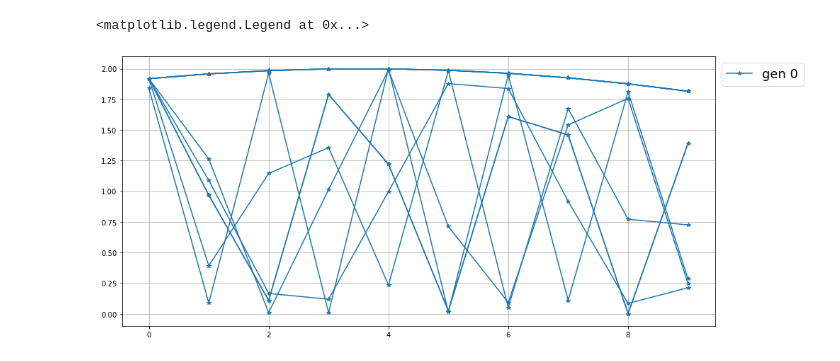
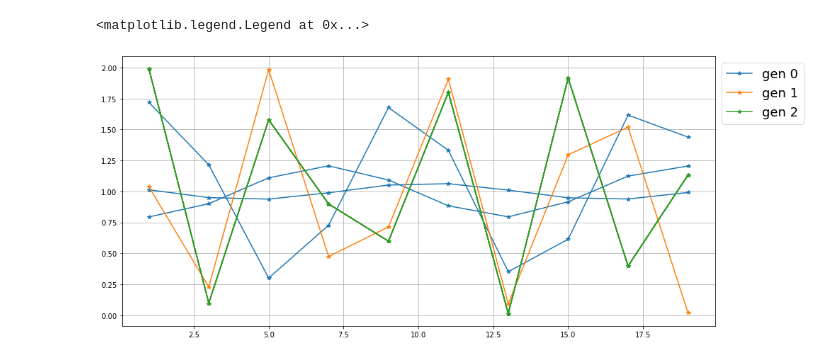
Before and after one commit to arfc/rollo, a Jupyter notebook: examples/square-sine/analysis.ipynb, the cells around one changed output. Saved outputs shown, nothing was run; the diff lists cells and outputs as text; code cells hidden in the pictures.

```diff
--- a/examples/square-sine/analysis.ipynb
+++ b/examples/square-sine/analysis.ipynb
@@ -59,18 +42,18 @@ ax.legend(handles, labels, fontsize=18)
 results = cp["all"]
 # %%
 fig, ax = plt.subplots(figsize=(15,7))
-x = np.arange(0,10)
+x = np.arange(1,21,2)
 colors = ["tab:blue", "tab:orange", "tab:green", "tab:red", "tab:purple", "tab:brown", "tab:pink", "tab:gray", "tab:olive", "tab:cyan"]
-for i, pop in enumerate(results["populations"][19:]):
+for i, pop in enumerate(results["populations"]):
     for j, ind in enumerate(pop):
-        sine = 1 * np.sin(ind[0]*x + ind[1]) + 1
+        sine = ind[0] * np.sin(ind[1]*x + ind[2]) + 1
         if j == 0:
             ax.plot(x, sine, label="gen "+str(i), marker='*', color=colors[i])
         else:
             ax.plot(x, sine, marker='*', color=colors[i])
 ax.grid()
 handles, labels = ax.get_legend_handles_labels()
 ax.legend(handles, labels, fontsize=18, bbox_to_anchor = [1.0, 1.0])
 # %% [output]
 <matplotlib.legend.Legend at 0x...>
-[figure, old version]
+[figure, new version]
```
Also changed, not shown: parts of 5 cells of this notebook.
